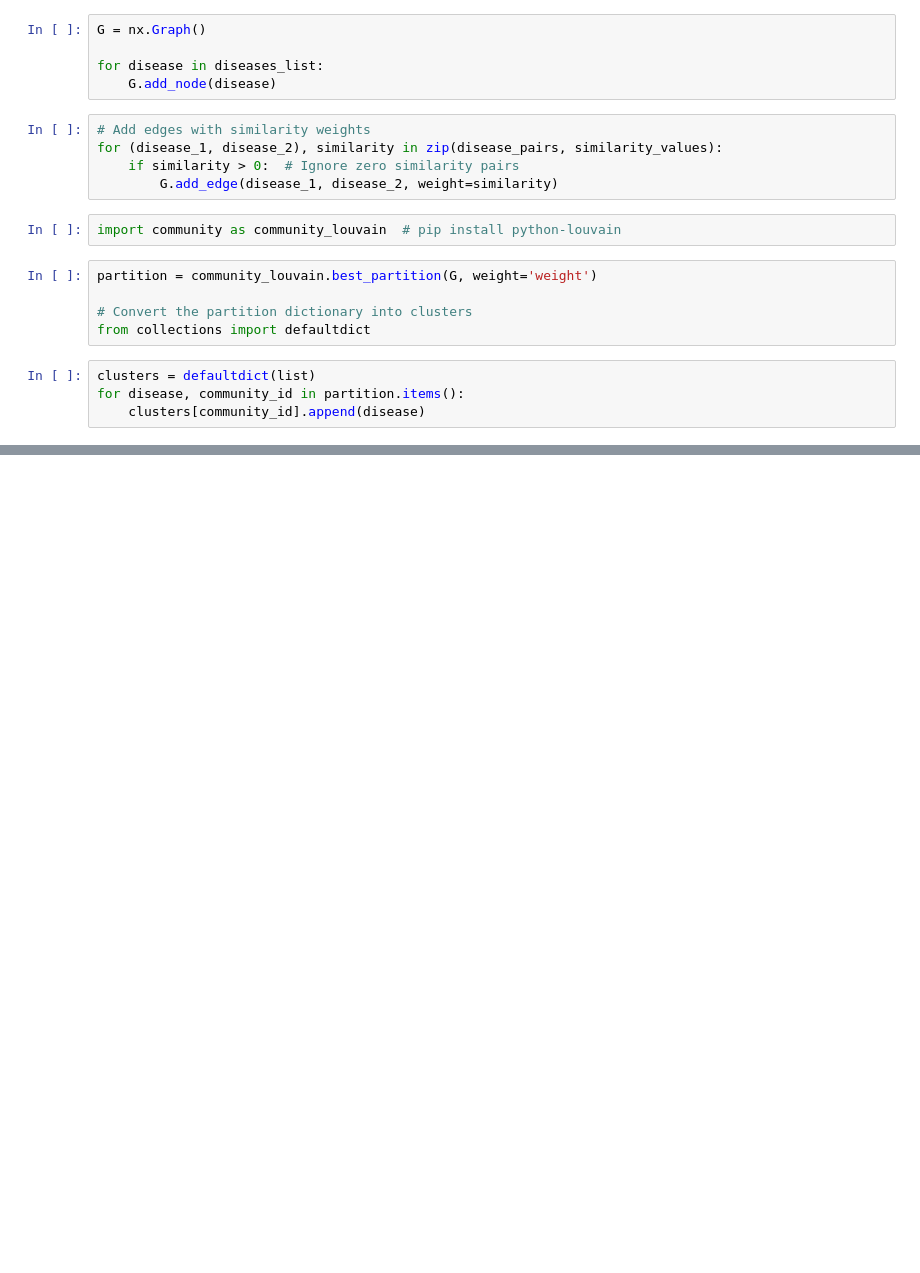
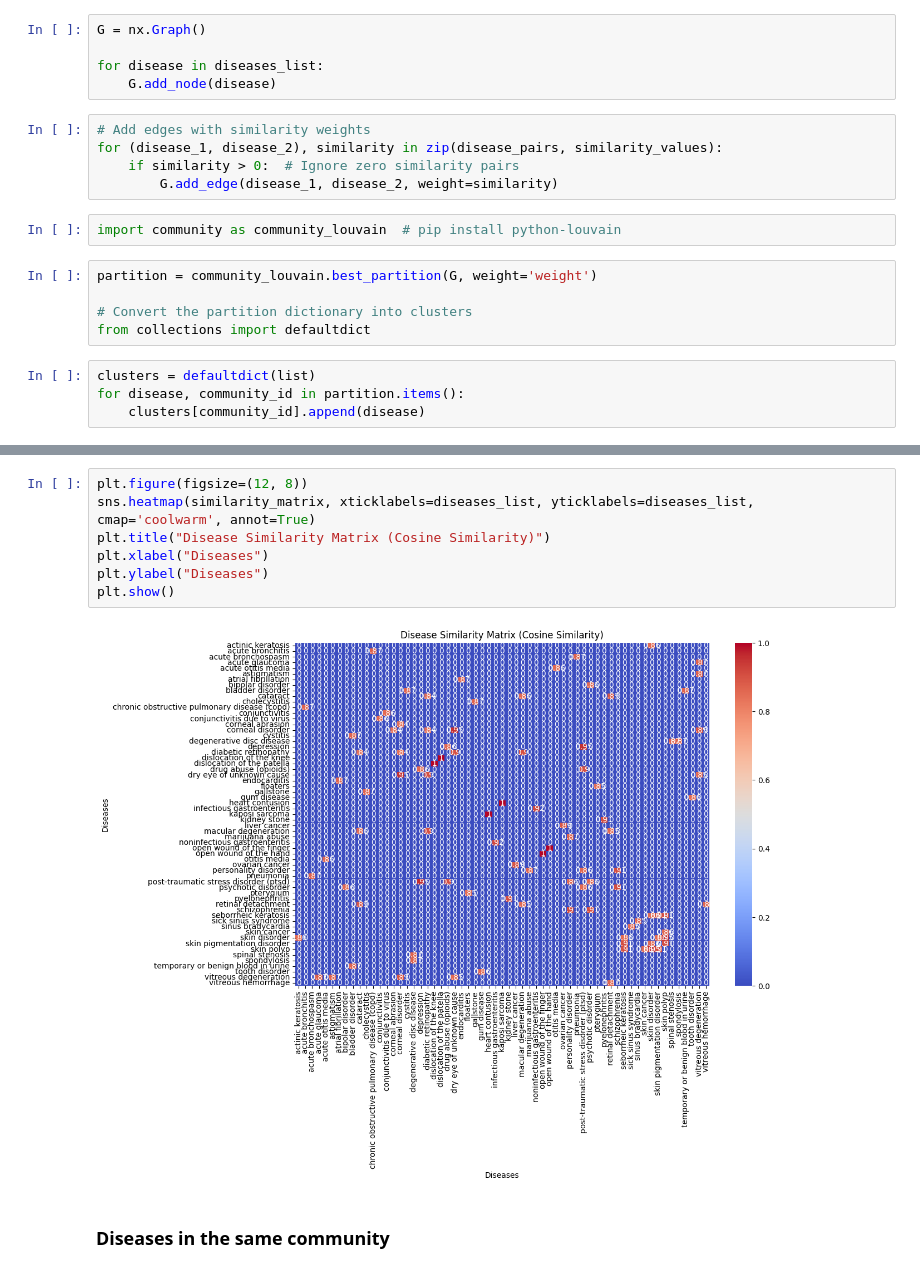
Before and after one commit to ktfr/disease-symptom-network, a Jupyter notebook: notebooks/CommunityAnalysis.ipynb, the cells around one changed output, grey strips where cells are left out. Saved outputs shown, nothing was run; the diff lists cells and outputs as text; blank space fills up the shorter version.

```diff
--- a/notebooks/CommunityAnalysis.ipynb
+++ b/notebooks/CommunityAnalysis.ipynb
@@ -246,0 +301,11 @@ Community 13: ['sick sinus syndrome', 'sinus bradycardia']
+# %%
+plt.figure(figsize=(12, 8))
+sns.heatmap(similarity_matrix, xticklabels=diseases_list, yticklabels=diseases_list, cmap='coolwarm', annot=True)
+plt.title("Disease Similarity Matrix (Cosine Similarity)")
+plt.xlabel("Diseases")
+plt.ylabel("Diseases")
+plt.show()
+# %% [output]
+[figure, added]
+# %% [markdown]
+### Diseases in the same community
```
Also changed, not shown: parts of 25 cells of this notebook, 4 other files.
